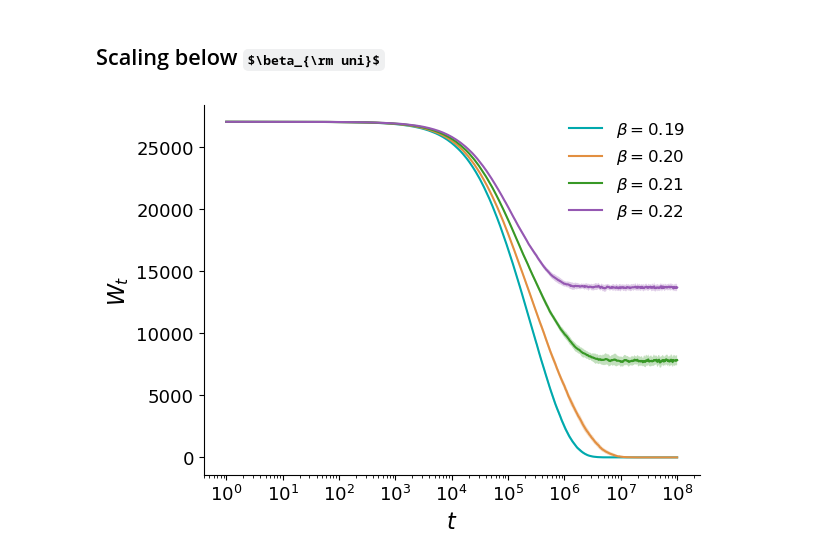
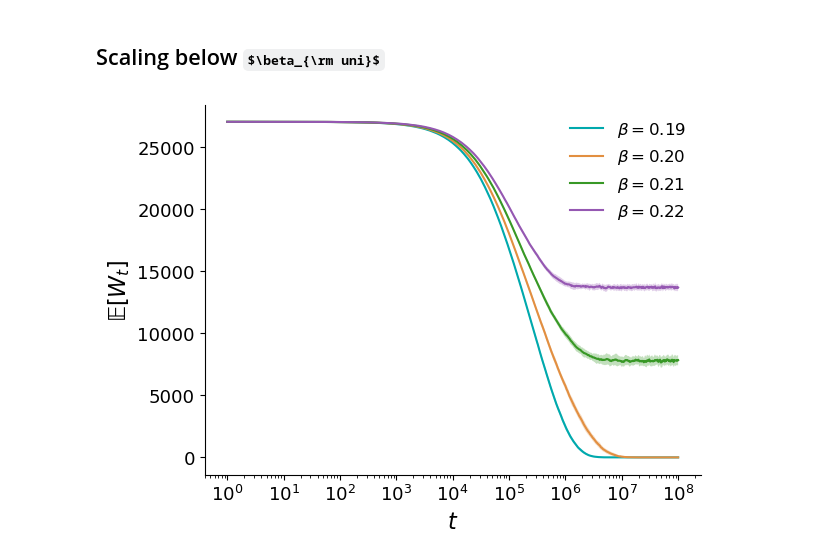
Before and after one commit to LouiseBudzynski/Bounding_Chain_Disordered_Ising_Models, a Jupyter notebook: notebooks/read_nb_star.ipynb, the cells around one changed output. Drawn from its saved outputs; the diff is of its cells as text; code cells hidden in the pictures; some formulas as TeX source.

```diff
--- a/notebooks/read_nb_star.ipynb
+++ b/notebooks/read_nb_star.ipynb
@@ -104,32 +106,32 @@ plt.show()
 # %%
 fig, ax = plt.subplots()
 
 if graph_type == 'EA3D':
     N_plotted = 30
 elif graph_type == 'EA2D':
     N_plotted = 300
 else:
     N_plotted = 100000
 
 mask = (
     (df['N'] == N_plotted)
 )
 df_filtered = df[mask]
 
 for beta in df_filtered['beta'].unique():
     sub_df = df_filtered[df_filtered['beta'] == beta].sort_values('time')
     plt.plot(sub_df['time'], sub_df['mean_nb_star'], label=rf'$\beta={beta:.2f}$')
     plt.fill_between(sub_df['time'],
                      sub_df['mean_nb_star'] - sub_df['std_nb_star'],
                      sub_df['mean_nb_star'] + sub_df['std_nb_star'],
                      alpha=0.3)
 plt.xscale('log')
 plt.xlabel(rf'$t$')
-plt.ylabel(rf'$W_t$')
+plt.ylabel(rf'$𝔼[W_t]$')
 plt.legend()
 plt.show()
 # %% [output]
-[figure, old version]
+[figure, new version]
 # %%
 fig, axes = plt.subplots(1, 2, figsize=(10, 5))
 
```
Also changed, not shown: parts of 3 cells of this notebook, 7 other files.
